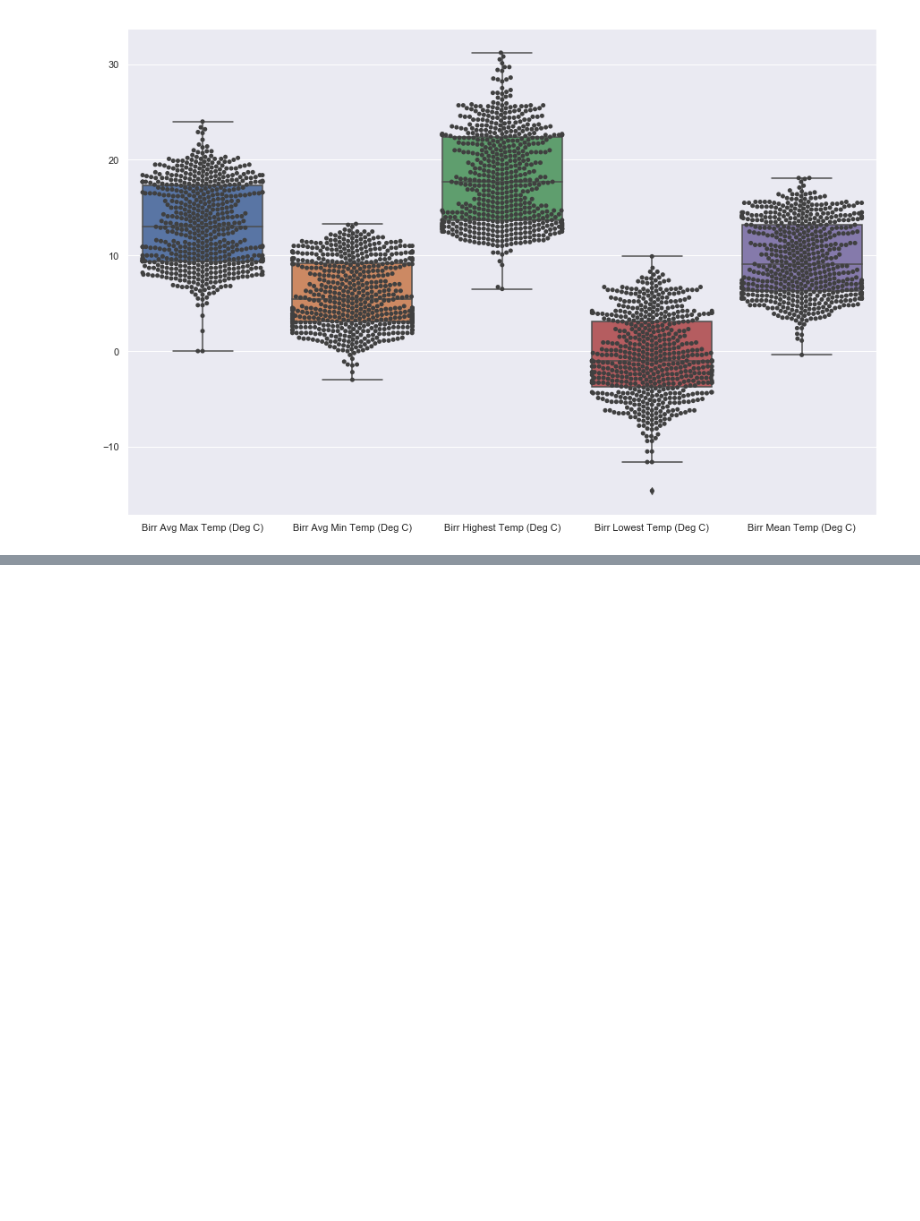
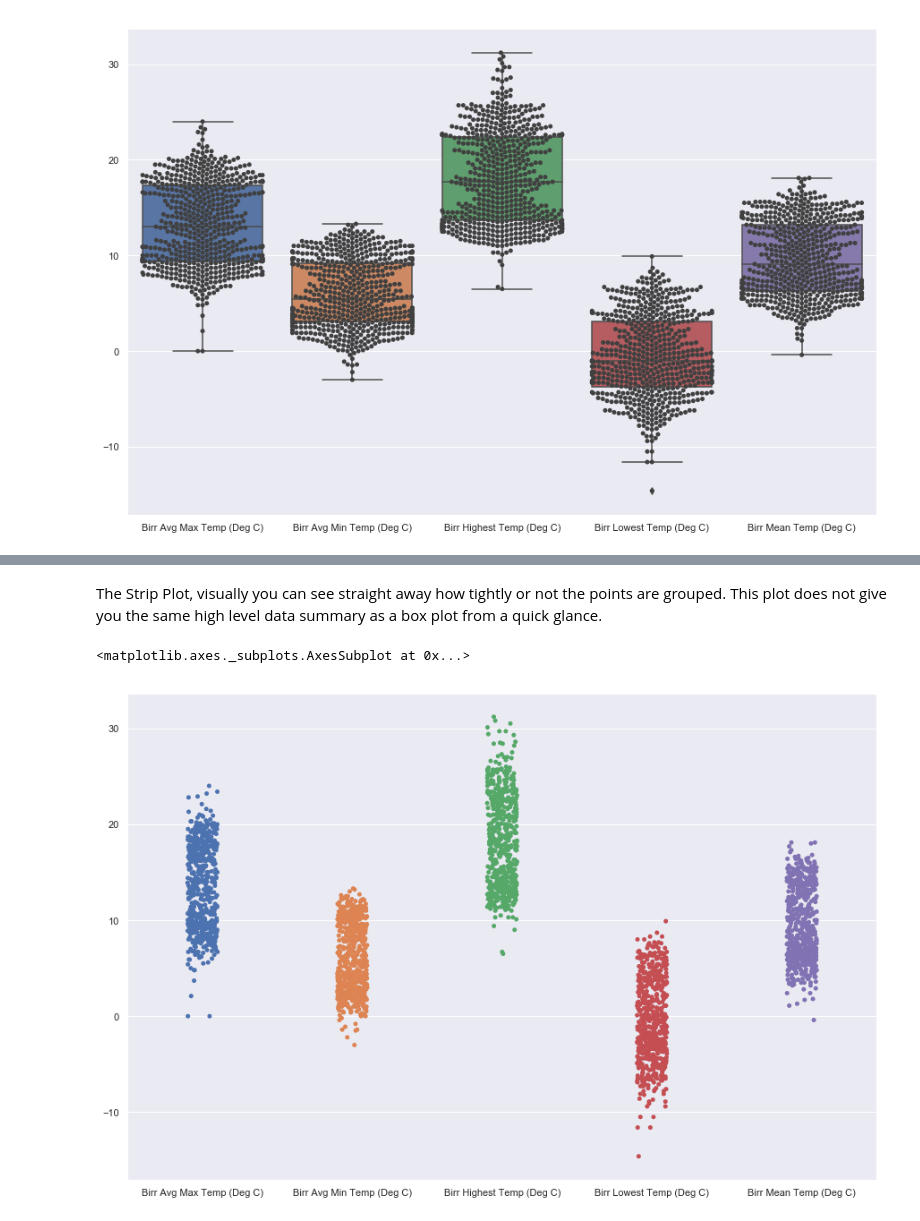
Before and after one commit to MichaelORegan/52446-Fundamentals-of-Data-Analysis-Project, a Jupyter notebook: Box Plot.ipynb, the cells around one changed output, grey strips where cells are left out. Saved outputs shown, nothing was run; the diff lists cells and outputs as text; code cells hidden in the pictures; blank space fills up the shorter version.

```diff
--- a/Box Plot.ipynb
+++ b/Box Plot.ipynb
@@ -257,3 +271,10 @@ sns.swarmplot(x=None, y=None, hue=None, data=df, color='.25')
+# %% [markdown]
+The Strip Plot, visually you can see straight away how tightly or not the points are grouped.  This plot does not give you the same high level data summary as a box plot from a quick glance.
+# %%
+sns.stripplot(x=None, y=None, hue=None, data=df, order=None, hue_order=None, jitter=True, dodge=False, orient=None, color=None, palette=None, size=5, edgecolor='gray', linewidth=0, ax=None)
+# %% [output]
+<matplotlib.axes._subplots.AxesSubplot at 0x...>
+[figure, added]
 # %% [markdown]
 https://en.wikipedia.org/wiki/Box_plot
 
```
Also changed, not shown: parts of 8 cells of this notebook.
